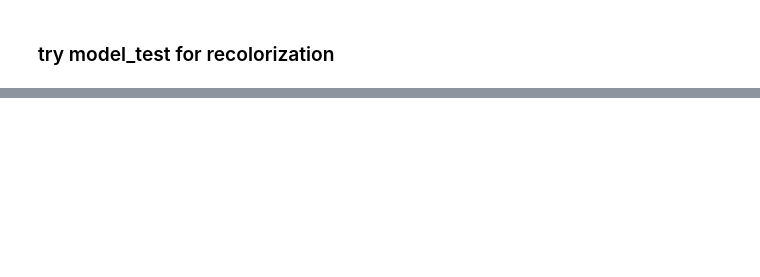
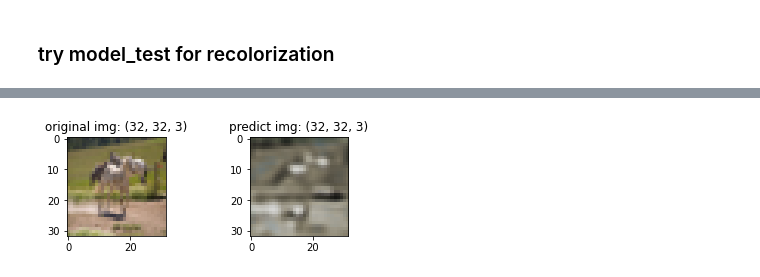
Before and after one commit to unofficial-Jona/ACML, a Jupyter notebook: convolutional autoencoders.ipynb, the cells around one changed output, grey strips where cells are left out. Drawn from its saved outputs; the diff is of its cells as text; code cells hidden in the pictures; blank space fills up the shorter version.

Commit message:
very bad recoloring

```diff
--- a/convolutional autoencoders.ipynb
+++ b/convolutional autoencoders.ipynb
@@ -350,4 +322,4 @@ predictions_test = model_test.predict(X_test)
     plt.subplot(222).imshow(img_pred)
     plt.subplot(222).set_title(f'predict img: {img_pred.shape}')
     plt.show()
-  img_compare(X_test[45], predictions_test[45])
+  #img_compare(X_test[45], predictions_test[45])
@@ -359,31 +328,34 @@ Clipping input data to the valid range for imshow with RGB data ([0..1] for floa
 # %%
 model_test = Sequential()
 # model_test.add(Input(shape=X_train_bw.shape))
-model_test.add(Conv2D(128, kernel_size = (3,3), padding='same',  activation='relu', input_shape=X_train_bw[0].shape))
-model_test.add(Conv2D(92, kernel_size = (3,3), padding='same',  activation='relu'))
+model_test.add(Conv2D(16, kernel_size = (3,3), padding='same',  activation='relu', input_shape=(32,32,1)))
+model_test.add(Conv2D(28, kernel_size = (3,3), padding='same',  activation='relu'))
 model_test.add(MaxPooling2D(pool_size = (2,2)))
-model_test.add(Conv2D(78, kernel_size = (3,3), padding='same', activation='relu'))
+model_test.add(Conv2D(32, kernel_size = (3,3), padding='same', activation='relu'))
 model_test.add(MaxPooling2D(pool_size = (2,2)))
 model_test.add(Conv2D(64, kernel_size = (3,3), padding='same', activation='relu'))
-
+model_test.add(Conv2D(32,kernel_size = (3,3), padding='same', activation='relu'))
 model_test.add(UpSampling2D(size=(2,2)))
 model_test.add(Conv2D(32,kernel_size = (3,3), padding='same', activation='relu'))
 model_test.add(Conv2D(24,kernel_size = (3,3), padding='same', activation='relu'))
 model_test.add(Conv2D(16,kernel_size = (3,3), padding='same', activation='relu'))
 
 model_test.add(UpSampling2D())
+model_test.add(Conv2D(12,kernel_size = (3,3), padding='same', activation='relu'))
+model_test.add(UpSampling2D())
+model_test.add(Conv2D(10,kernel_size = (3,3), padding='same', activation='relu'))
+model_test.add(MaxPooling2D())
+
 model_test.add(Conv2D(8,kernel_size = (3,3), padding='same', activation='relu'))
-model_test.add(Conv2D(3,(3,3), padding='same', activation='relu'))
+model_test.add(Conv2D(8,kernel_size = (3,3), padding='same', activation='relu'))
+model_test.add(Conv2D(3,(3,3), padding='same', activation='sigmoid'))
 
 
 model_test.compile(
-    optimizer=keras.optimizers.Adam(learning_rate=1e-3),
+    optimizer=keras.optimizers.Adam(learning_rate=1e-2),
     loss=keras.losses.MeanSquaredError(),
     metrics=[keras.metrics.MeanAbsoluteError(),
             keras.metrics.CosineSimilarity(),
              keras.metrics.Accuracy()])
-
 model_test.summary()
-model_test.fit(X_train_bw, X_train, validation_data=(X_valid_bw, X_valid), epochs=10, verbose=1)
-predictions_test_recol = model_test.predict(X_test_bw, verbose=1)
 # %% [output]
@@ -410,0 +402,4 @@ TensorShape([None, 32, 32, 3])
+# %%
+img_compare(X_test[5], predictions_test_recol[5])
+# %% [output]
+[figure, added]
```
Also changed, not shown: parts of 22 cells of this notebook.
